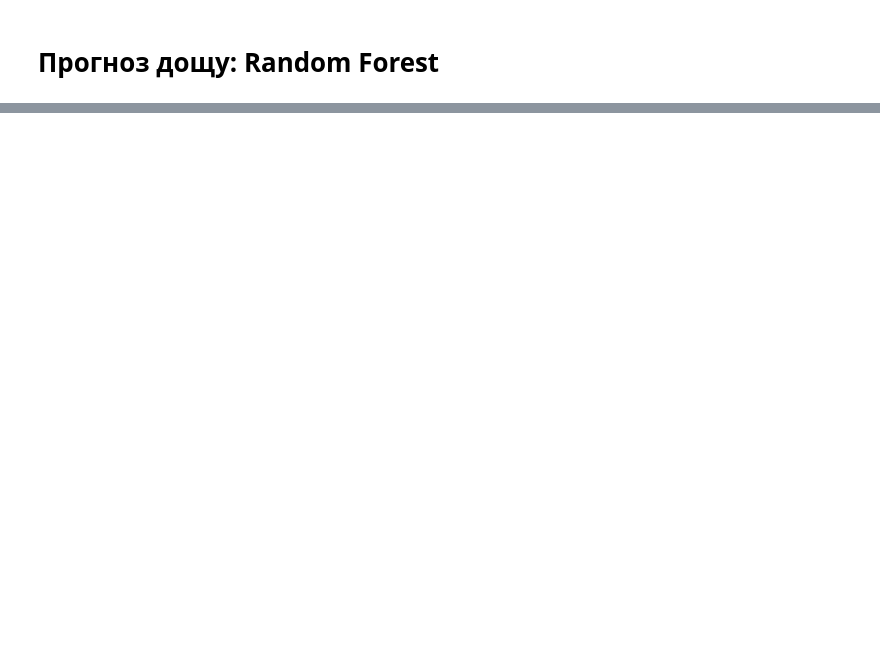
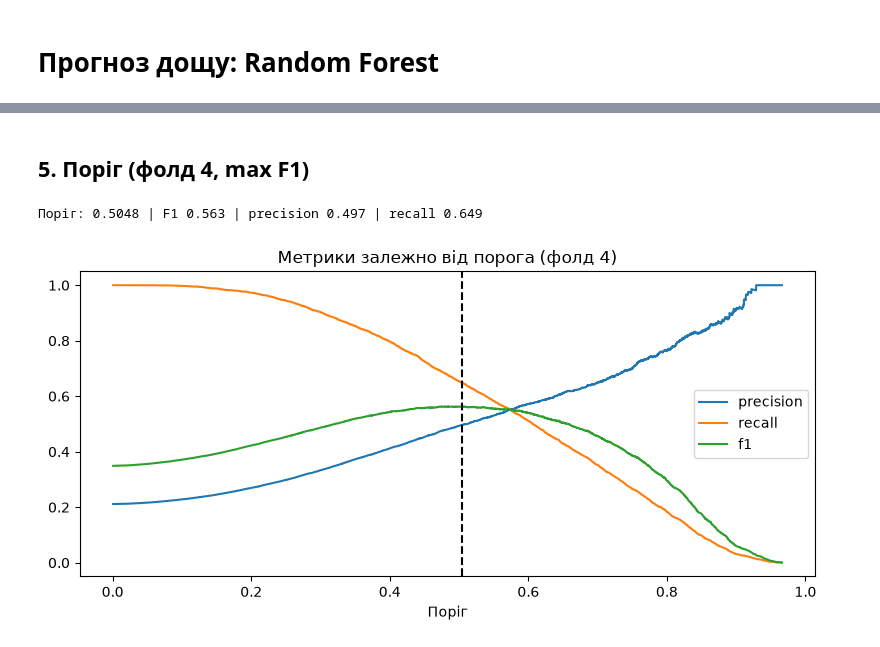
Before and after one commit to khorunzhaviktoriia/ml_mini_project, a Jupyter notebook: models/RandomForest_rain.ipynb, the cells around one changed output, grey strips where cells are left out. Saved outputs shown, nothing was run; the diff lists cells and outputs as text; code cells hidden in the pictures; blank space fills up the shorter version.

```diff
--- a/models/RandomForest_rain.ipynb
+++ b/models/RandomForest_rain.ipynb
@@ -402,0 +77,20 @@ print("Збережено: rf_rain_model.joblib")
+# %%
+param_dist = {
+    "model__max_depth": [12, 16, 20],
+    "model__min_samples_leaf": [3, 5, 10, 20],
+    "model__max_features": ["sqrt", "log2"],
+    "model__class_weight": [None, "balanced"],
+}
+search = RandomizedSearchCV(make_pipeline(), param_dist, n_iter=N_ITER, scoring="average_precision",
+                            cv=search_cv, random_state=SEED, n_jobs=1, refit=False, verbose=1)
+search.fit(X, y)
+
+results = pd.DataFrame(search.cv_results_)
+display(results[["params", "mean_test_score", "std_test_score", "rank_test_score"]]
+        .sort_values("rank_test_score").round(4))
+
+best_params = search.best_params_
+print("Обрана конфігурація:", best_params)
+print(f"Середній AP на фолдах 1-3: {search.best_score_:.4f}")
+
+final_estimator = make_pipeline(n_estimators=FINAL_TREES).set_params(**best_params)
@@ -402,0 +110,28 @@ print("Збережено: rf_rain_model.joblib")
+# %% [markdown]
+## 5. Поріг (фолд 4, max F1)
+# %%
+fold4_model = clone(final_estimator).fit(X.iloc[threshold_train], y.iloc[threshold_train])
+p_val = fold4_model.predict_proba(X.iloc[threshold_val])[:, 1]
+y_val = y.iloc[threshold_val]
+
+precision, recall, thresholds = precision_recall_curve(y_val, p_val)
+f1 = 2 * precision[:-1] * recall[:-1] / np.maximum(precision[:-1] + recall[:-1], 1e-15)
+best_index = np.flatnonzero(f1 == f1.max())[-1]
+threshold = float(thresholds[best_index])
+
+print(f"Поріг: {threshold:.4f} | F1 {f1[best_index]:.3f} | "
+      f"precision {precision[best_index]:.3f} | recall {recall[best_index]:.3f}")
+
+plt.figure(figsize=(8, 4))
+plt.plot(thresholds, precision[:-1], label="precision")
+plt.plot(thresholds, recall[:-1], label="recall")
+plt.plot(thresholds, f1, label="f1")
+plt.axvline(threshold, color="black", linestyle="--")
+plt.xlabel("Поріг")
+plt.title("Метрики залежно від порога (фолд 4)")
+plt.legend()
+plt.tight_layout()
+plt.show()
+# %% [output]
+Поріг: 0.5048 | F1 0.563 | precision 0.497 | recall 0.649
+[figure, added]
```
Also changed, not shown: parts of 38 cells of this notebook.
